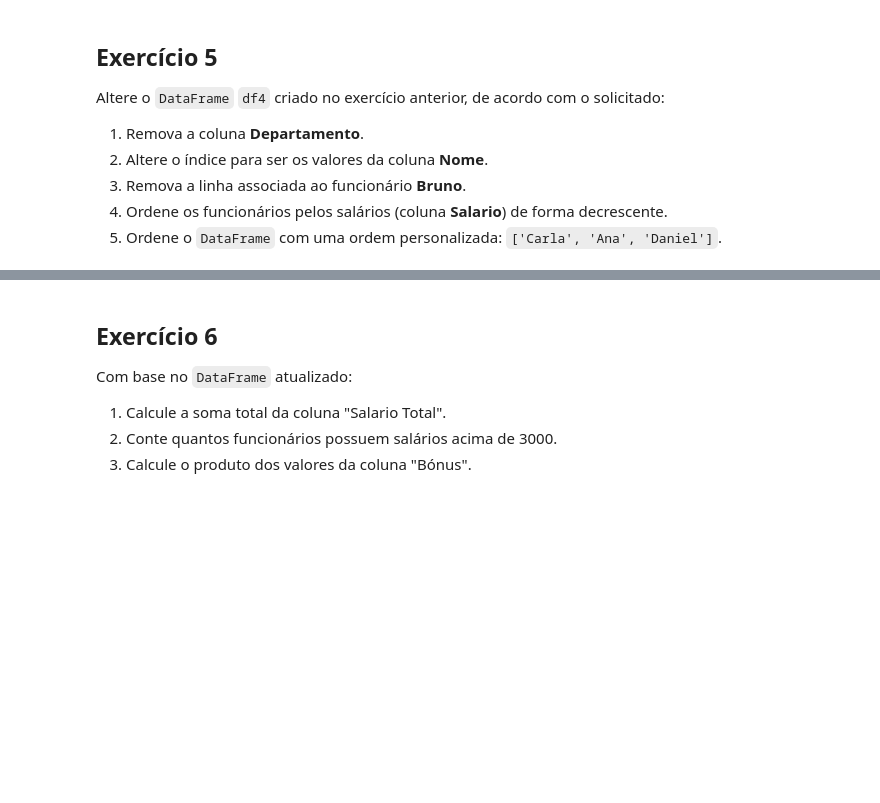
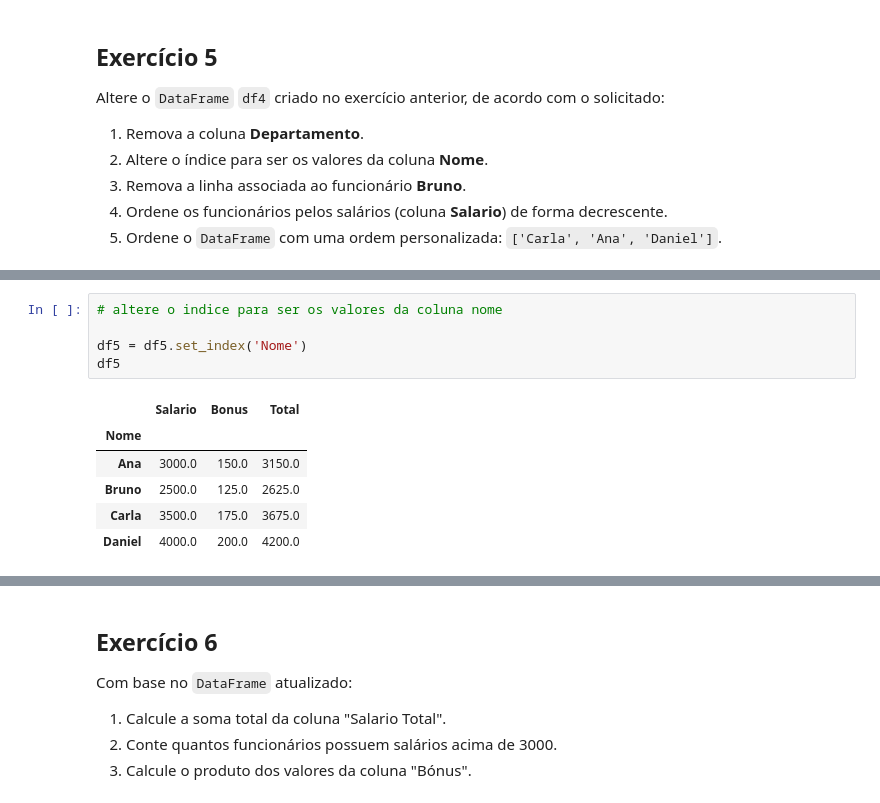
Before and after one commit to andrevieira345/analise_de_dados, a Jupyter notebook: AULA 01/02/INTRODUÇÃO AO PANDAS-20260915/02.3-exercicios.ipynb, the cells around one changed output, grey strips where cells are left out. Cells and saved outputs as stored; diff of their text form; blank space fills up the shorter version.

```diff
--- a/AULA 01/02/INTRODUÇÃO AO PANDAS-20260915/02.3-exercicios.ipynb
+++ b/AULA 01/02/INTRODUÇÃO AO PANDAS-20260915/02.3-exercicios.ipynb
@@ -80,0 +286,12 @@ Altere o `DataFrame` `df4` criado no exercício anterior, de acordo com o solici
+# %%
+# altere o indice para ser os valores da coluna nome
+
+df5 = df5.set_index('Nome')
+df5
+# %% [output]
+|  | Salario | Bonus | Total |
+| Nome |  |  |  |
+| Ana | 3000.0 | 150.0 | 3150.0 |
+| Bruno | 2500.0 | 125.0 | 2625.0 |
+| Carla | 3500.0 | 175.0 | 3675.0 |
+| Daniel | 4000.0 | 200.0 | 4200.0 |
```
Also changed, not shown: parts of 39 cells of this notebook.
